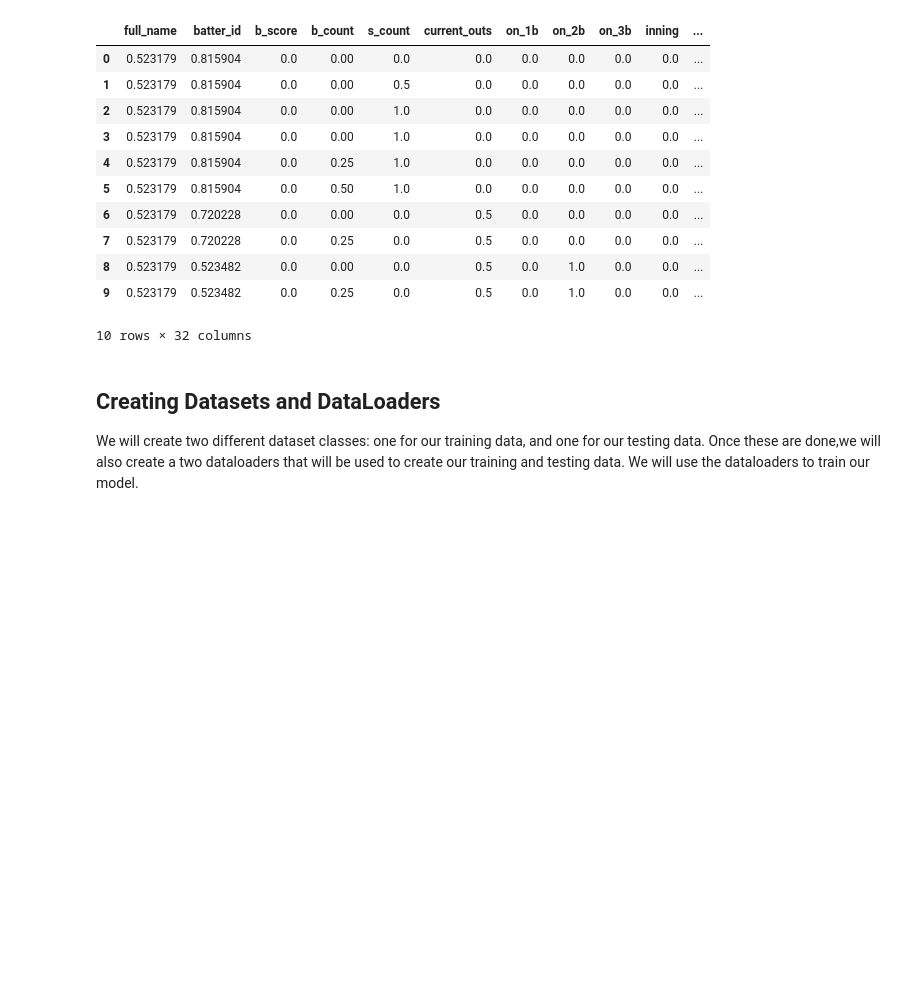
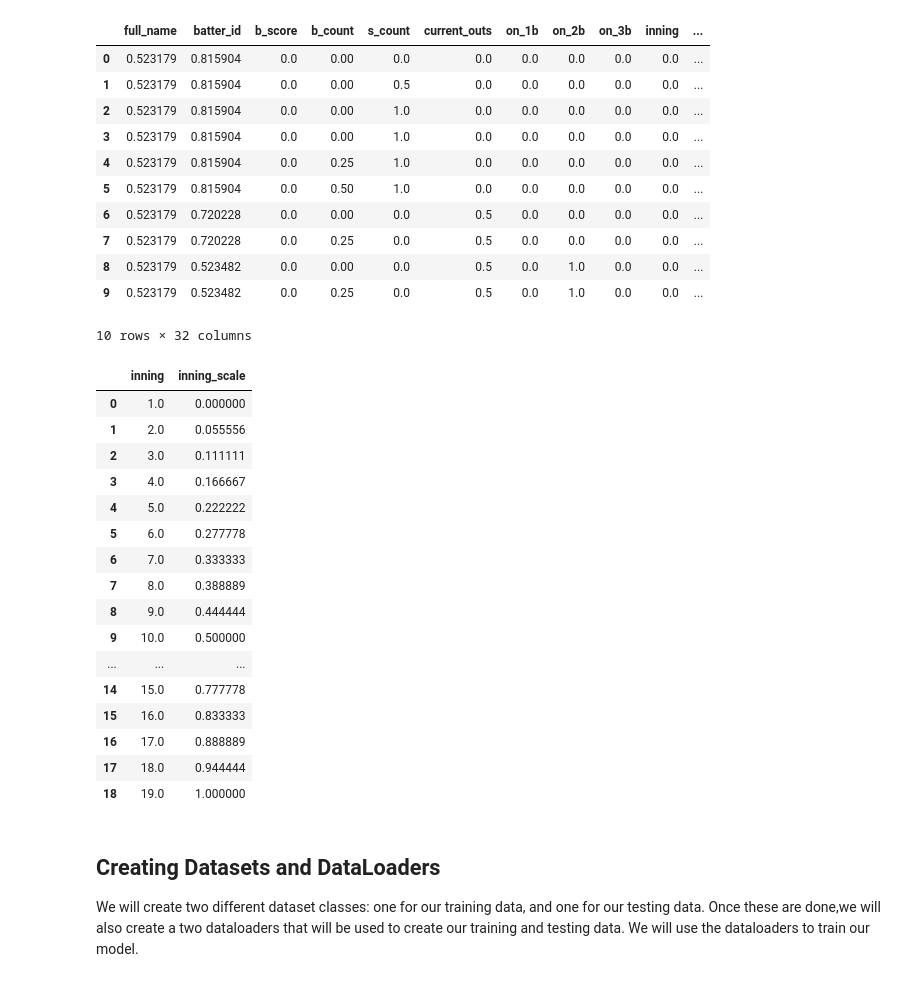
Before and after one commit to dylanskinner65/PitchPredictor, a Jupyter notebook: dnn_building.ipynb, the cells around one changed output. Saved outputs shown, nothing was run; the diff lists cells and outputs as text; code cells hidden in the pictures; blank space fills up the shorter version.

```diff
--- a/dnn_building.ipynb
+++ b/dnn_building.ipynb
@@ -71,6 +71,28 @@ df.head(10)
 | 8 | 0.523179 | 0.523482 | 0.0 | 0.00 | 0.0 | 0.5 | 0.0 | 1.0 | 0.0 | 0.0 | ... |
 | 9 | 0.523179 | 0.523482 | 0.0 | 0.25 | 0.0 | 0.5 | 0.0 | 1.0 | 0.0 | 0.0 | ... |
 10 rows × 32 columns
+# %%
+# t = pd.read_parquet('dashboard_notebooks/player_ids_scaled.parquet')
+pitch_encoded = pd.read_parquet('dashboard_notebooks/inning_type_scaled.parquet')
+pitch_encoded
+# %% [output]
+|  | inning | inning_scale |
+| 0 | 1.0 | 0.000000 |
+| 1 | 2.0 | 0.055556 |
+| 2 | 3.0 | 0.111111 |
+| 3 | 4.0 | 0.166667 |
+| 4 | 5.0 | 0.222222 |
+| 5 | 6.0 | 0.277778 |
+| 6 | 7.0 | 0.333333 |
+| 7 | 8.0 | 0.388889 |
+| 8 | 9.0 | 0.444444 |
+| 9 | 10.0 | 0.500000 |
+| ... | ... | ... |
+| 14 | 15.0 | 0.777778 |
+| 15 | 16.0 | 0.833333 |
+| 16 | 17.0 | 0.888889 |
+| 17 | 18.0 | 0.944444 |
+| 18 | 19.0 | 1.000000 |
 # %% [markdown]
 <h2>Creating Datasets and DataLoaders</h2>
 
```
Also changed, not shown: 3 other files.
